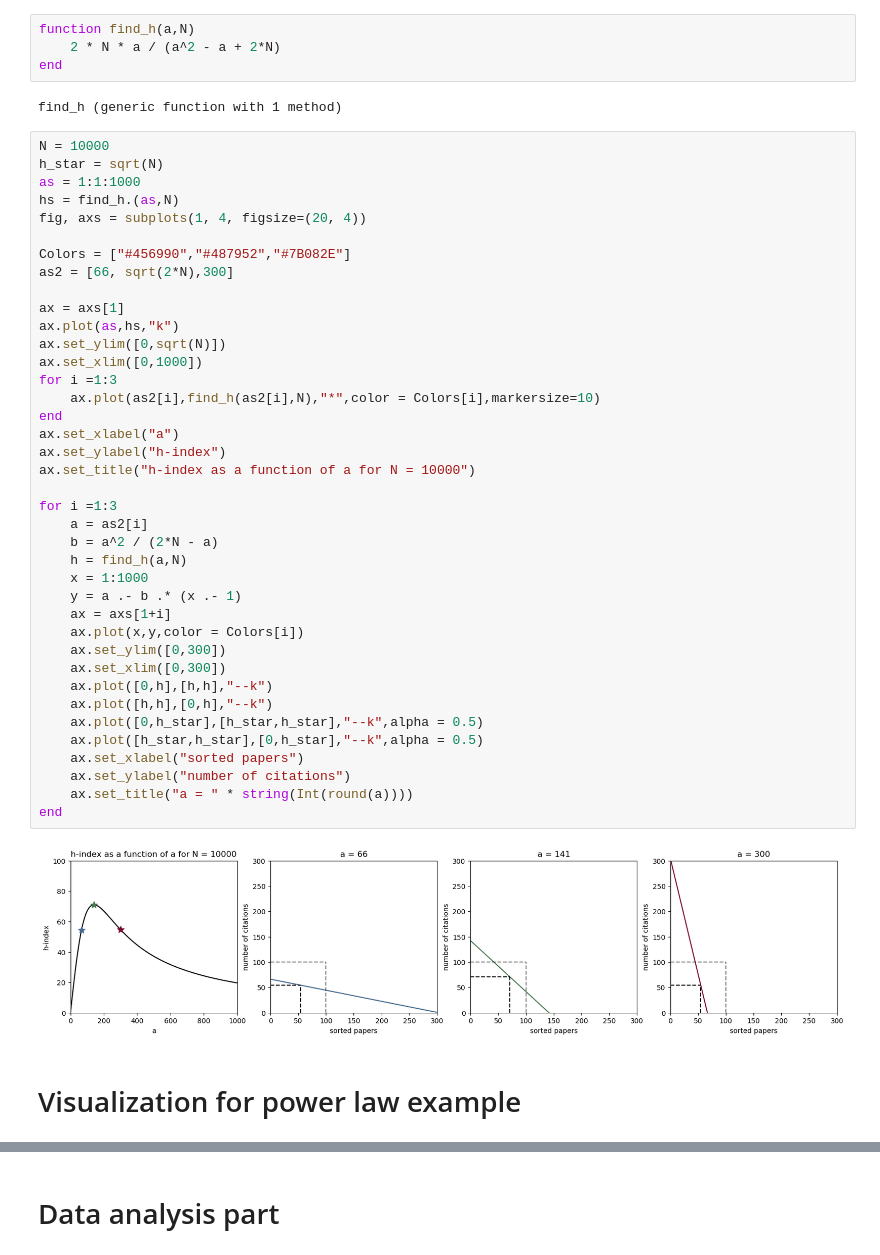
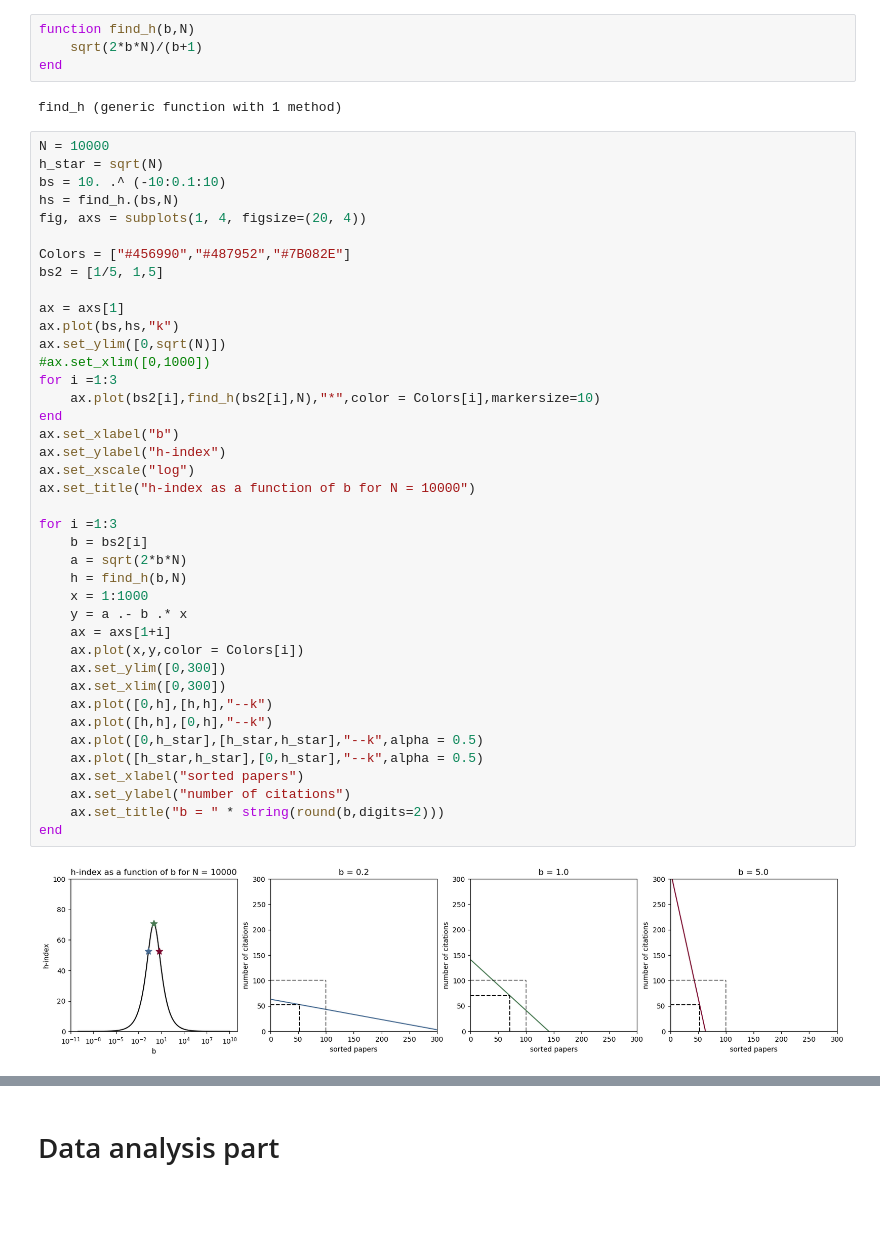
Before and after one commit to modirshanechi/medium_notes, a Jupyter notebook: MediumRandomNotes/notebooks/H-index analysis.ipynb, the cells around one changed output, grey strips where cells are left out. Saved outputs shown, nothing was run; the diff lists cells and outputs as text; blank space fills up the shorter version.

Commit message:
update of h-index

```diff
--- a/MediumRandomNotes/notebooks/H-index analysis.ipynb
+++ b/MediumRandomNotes/notebooks/H-index analysis.ipynb
@@ -14,51 +14,50 @@ Activating environment at `~/Documents/02 - Perofessional Files/Misc/Random Note
 # %% [markdown]
 # Visualization for linear example
 # %%
-function find_h(a,N)
-    2 * N * a / (a^2 - a + 2*N)
+function find_h(b,N)
+    sqrt(2*b*N)/(b+1)
 end
 # %% [output]
 find_h (generic function with 1 method)
 # %%
 N = 10000
 h_star = sqrt(N)
-as = 1:1:1000
-hs = find_h.(as,N)
+bs = 10. .^ (-10:0.1:10)
+hs = find_h.(bs,N)
 fig, axs = subplots(1, 4, figsize=(20, 4))
 
 Colors = ["#456990","#487952","#7B082E"]
-as2 = [66, sqrt(2*N),300]
+bs2 = [1/5, 1,5]
 
 ax = axs[1]
-ax.plot(as,hs,"k")
+ax.plot(bs,hs,"k")
 ax.set_ylim([0,sqrt(N)])
-ax.set_xlim([0,1000])
+#ax.set_xlim([0,1000])
 for i =1:3
-    ax.plot(as2[i],find_h(as2[i],N),"*",color = Colors[i],markersize=10)
+    ax.plot(bs2[i],find_h(bs2[i],N),"*",color = Colors[i],markersize=10)
 end
-ax.set_xlabel("a")
+ax.set_xlabel("b")
 ax.set_ylabel("h-index")
-ax.set_title("h-index as a function of a for N = 10000")
+ax.set_xscale("log")
+ax.set_title("h-index as a function of b for N = 10000")
 
 for i =1:3
-    a = as2[i]
-    b = a^2 / (2*N - a)
-    h = find_h(a,N)
+    b = bs2[i]
+    a = sqrt(2*b*N)
+    h = find_h(b,N)
     x = 1:1000
-    y = a .- b .* (x .- 1)
+    y = a .- b .* x
     ax = axs[1+i]
     ax.plot(x,y,color = Colors[i])
     ax.set_ylim([0,300])
     ax.set_xlim([0,300])
     ax.plot([0,h],[h,h],"--k")
     ax.plot([h,h],[0,h],"--k")
     ax.plot([0,h_star],[h_star,h_star],"--k",alpha = 0.5)
     ax.plot([h_star,h_star],[0,h_star],"--k",alpha = 0.5)
     ax.set_xlabel("sorted papers")
     ax.set_ylabel("number of citations")
-    ax.set_title("a = " * string(Int(round(a))))
+    ax.set_title("b = " * string(round(b,digits=2)))
 end
 # %% [output]
-[figure, old version]
+[figure, new version]
-# %% [markdown]
-# Visualization for power law example
```
Also changed, not shown: parts of 3 cells of this notebook.
